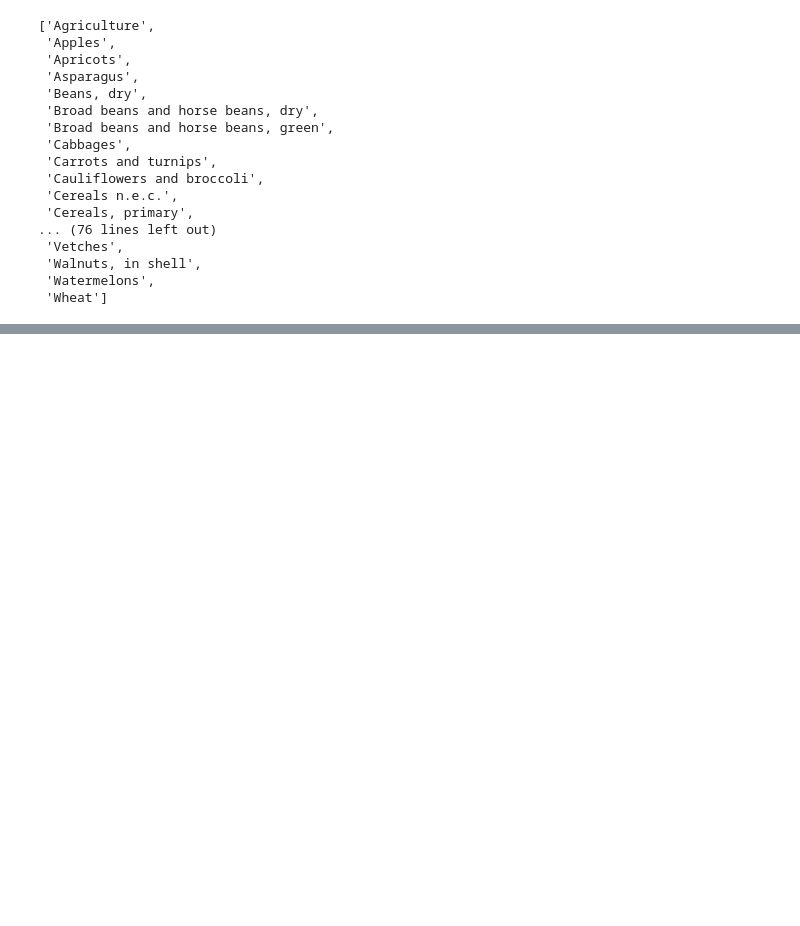
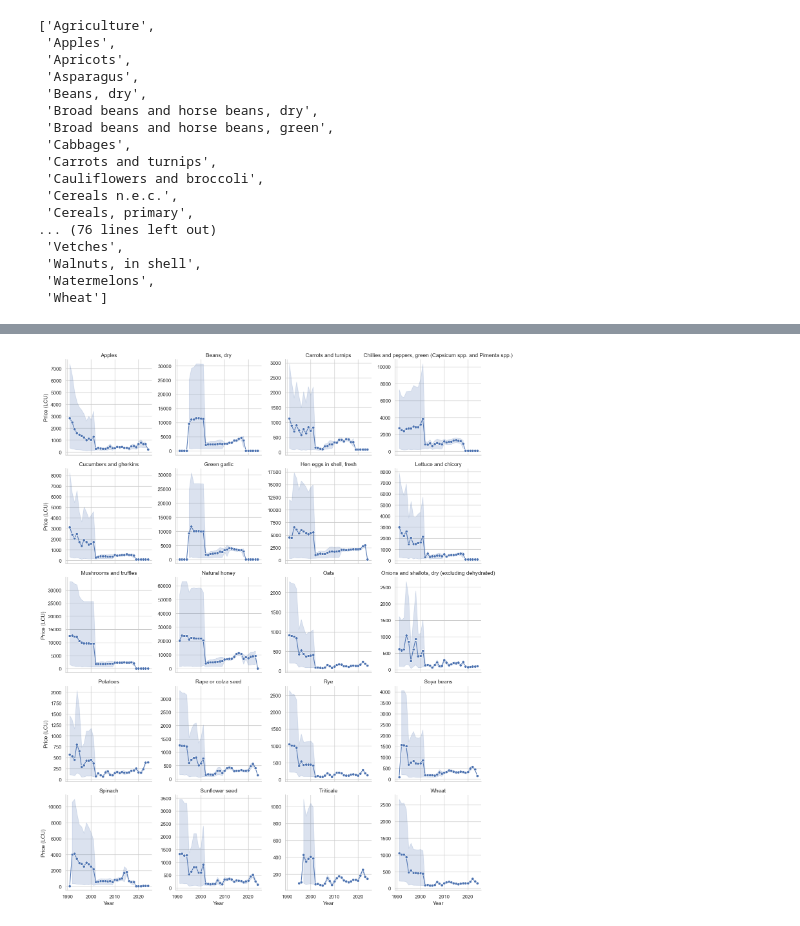
Before and after one commit to Muhsiinn/Austrian-food-price-analysis, a Jupyter notebook: notebooks/price_trend_analysis.ipynb, the cells around one changed output, grey strips where cells are left out. Saved outputs shown, nothing was run; the diff lists cells and outputs as text; code cells hidden in the pictures; blank space fills up the shorter version.

```diff
--- a/notebooks/price_trend_analysis.ipynb
+++ b/notebooks/price_trend_analysis.ipynb
@@ -94,0 +129,18 @@ sorted(producer_df["Item"].dropna().unique().tolist())
+# %%
+# Create FacetGrid: one line plot per product
+g = sns.FacetGrid(filtered_df, col="Item", col_wrap=4, height=3.5, sharey=False)
+
+# Draw lineplots in each subplot
+g.map_dataframe(sns.lineplot, x="Year", y="Value", marker="o")
+
+# Improve layout
+g.set_titles("{col_name}")
+g.set_axis_labels("Year", "Price (LCU)")
+g.tight_layout()
+
+# Save to visuals folder
+g.savefig("../visuals/producer_price_faceted_top20.png", dpi=300)
+
+plt.show()
+# %% [output]
+[figure, added]
```
Also changed, not shown: parts of 14 cells of this notebook, 7 other files.
